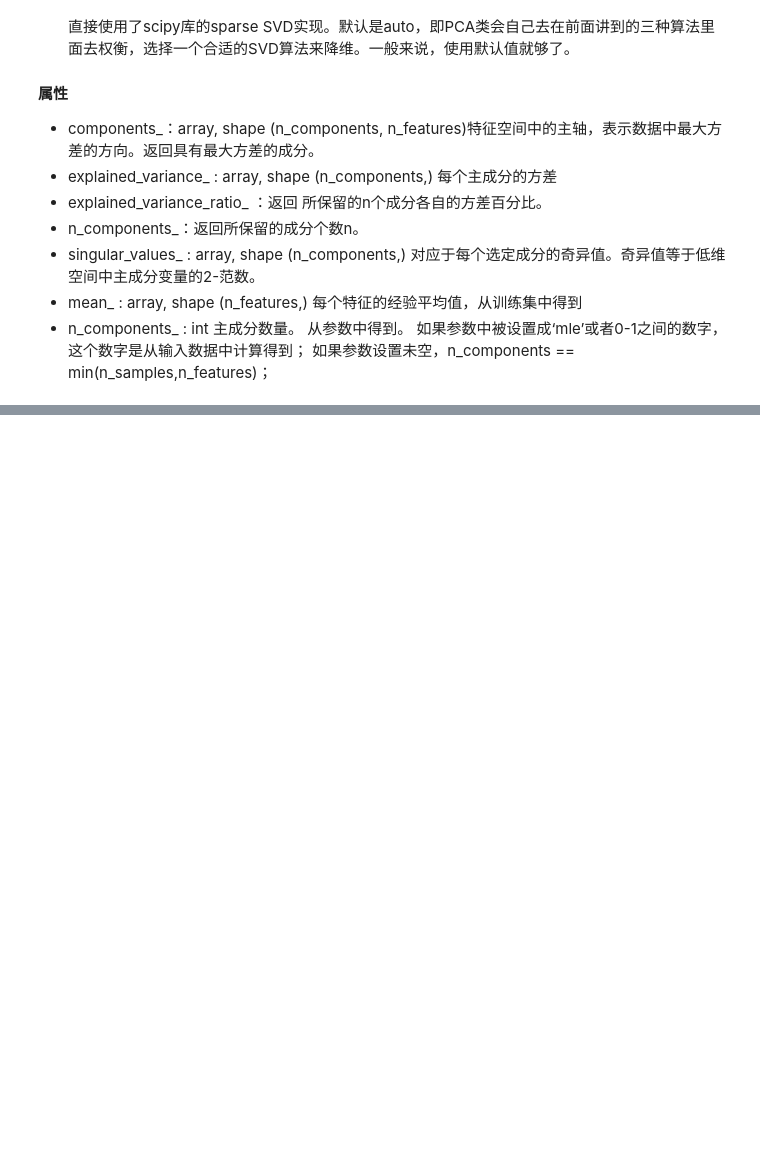
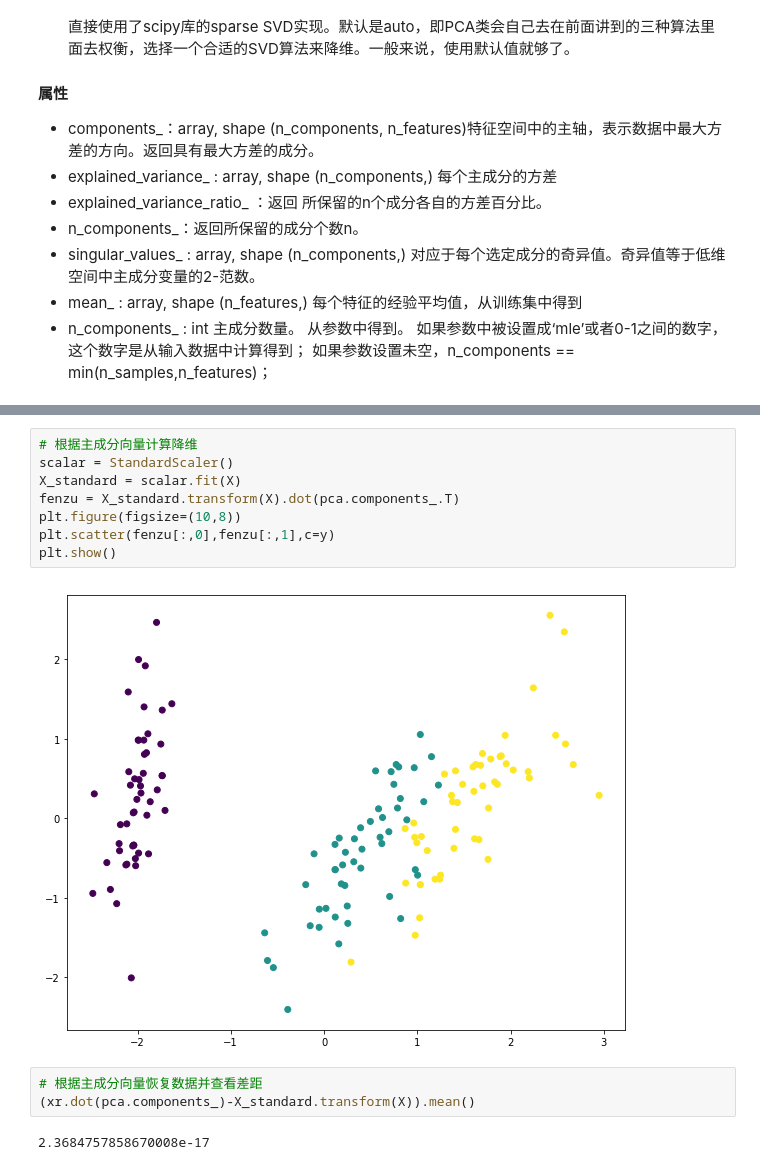
Before and after one commit to Parker-Lyu/ML_BY_Andrew, a Jupyter notebook: PCA 代码.ipynb, the cells around one changed output, grey strips where cells are left out. Drawn from its saved outputs; the diff is of its cells as text; blank space fills up the shorter version.

```diff
--- a/PCA 代码.ipynb
+++ b/PCA 代码.ipynb
@@ -33,0 +128,15 @@ from sklearn.decomposition import PCAA
+# %%
+# 根据主成分向量计算降维
+scalar = StandardScaler()
+X_standard = scalar.fit(X)
+fenzu = X_standard.transform(X).dot(pca.components_.T)
+plt.figure(figsize=(10,8))
+plt.scatter(fenzu[:,0],fenzu[:,1],c=y)
+plt.show()
+# %% [output]
+[figure, added]
+# %%
+# 根据主成分向量恢复数据并查看差距
+(xr.dot(pca.components_)-X_standard.transform(X)).mean()
+# %% [output]
+2.3684757858670008e-17
```
Also changed, not shown: parts of 29 cells of this notebook.
